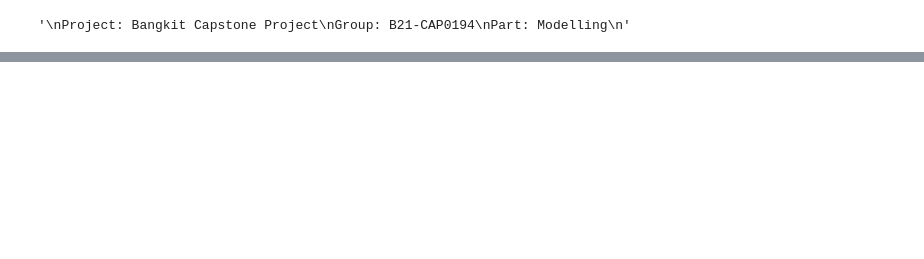
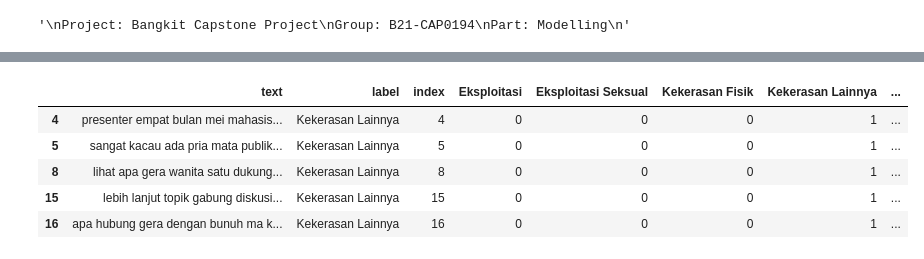
Before and after one commit to aulia-nrp/NLP-using-TensorFlow, a Jupyter notebook: Modelling_B21_CAP0194.ipynb, the cells around one changed output, grey strips where cells are left out. Cells and saved outputs as stored; diff of their text form; code cells hidden in the pictures; blank space fills up the shorter version.

```diff
--- a/Modelling_B21_CAP0194.ipynb
+++ b/Modelling_B21_CAP0194.ipynb
@@ -408,0 +567,7 @@ with open( 'word_dict.json' , 'w' ) as file:
+# %%
+#Import Stemmed Dataset
+url_laporan = 'https://drive.google.com/file/d/1vEe7adAbdc7LDmq7QVsLxhDgPu3nfnuU/view?usp=sharing'
+file_id_laporan = url_laporan.split('/')[-2]
+csv_url_laporan = 'https://drive.google.com/uc?id=' + file_id_laporan
+df_laporan = pd.read_csv(csv_url_laporan)
+df_laporan.head()
@@ -408,0 +607,13 @@ with open( 'word_dict.json' , 'w' ) as file:
+# %%
+labels = pd.get_dummies(df_laporan.label)
+# %%
+df_new_laporan = pd.concat([df_laporan, labels], axis=1)
+# %%
+df_new_laporan.head()
+# %% [output]
+|  | text | label | index | Eksploitasi | Eksploitasi Seksual | Kekerasan Fisik | Kekerasan Lainnya | ... |
+| 4 | presenter empat bulan mei mahasis... | Kekerasan Lainnya | 4 | 0 | 0 | 0 | 1 | ... |
+| 5 | sangat kacau ada pria mata publik... | Kekerasan Lainnya | 5 | 0 | 0 | 0 | 1 | ... |
+| 8 | lihat apa gera wanita satu dukung... | Kekerasan Lainnya | 8 | 0 | 0 | 0 | 1 | ... |
+| 15 | lebih lanjut topik gabung diskusi... | Kekerasan Lainnya | 15 | 0 | 0 | 0 | 1 | ... |
+| 16 | apa hubung gera dengan bunuh ma k... | Kekerasan Lainnya | 16 | 0 | 0 | 0 | 1 | ... |
```
Also changed, not shown: parts of 103 cells of this notebook.
